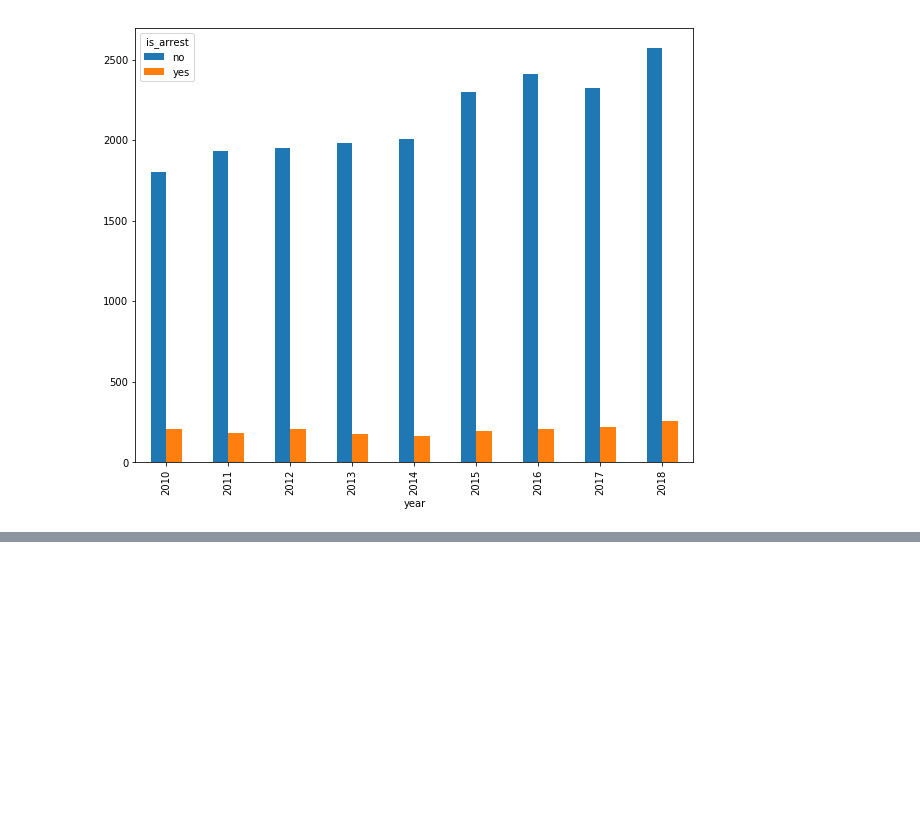
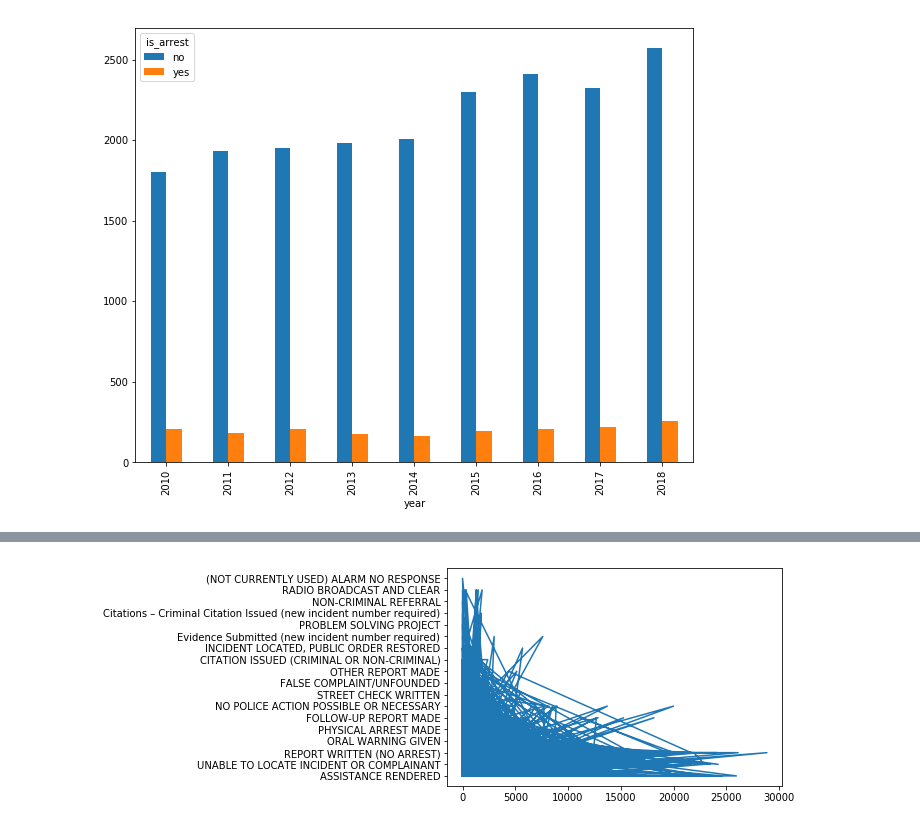
Before and after one commit to teacupwoozy/spd_notebook_archive, a Jupyter notebook: spd_notebook/2010-2018_sexcrimes_violentcrimes_percentages.ipynb, the cells around one changed output, grey strips where cells are left out. Cells and saved outputs as stored; diff of their text form; code cells hidden in the pictures; blank space fills up the shorter version.

Commit message:
Add df for i/p lewd calls, w bad arr date removed

```diff
--- a/spd_notebook/2010-2018_sexcrimes_violentcrimes_percentages.ipynb
+++ b/spd_notebook/2010-2018_sexcrimes_violentcrimes_percentages.ipynb
@@ -441,0 +462,13 @@ data.groupby('is_arrest').year.value_counts().unstack(0).plot.bar(stacked=False,
+# %%
+# Remove rows with bad arrived_time
+
+
+#data = data[data.event_clearing != 'RESPONDING UNIT(S) CANCELLED BY RADIO']
+#value_to_check = pd.Timestamp('1900-01-01 00:00:00')
+ #       (df['date'] < '2013-02-01')
+    # df[datetime(2014, 5, 3):]
+#lewd_calls_ip = data[data['arrived_time' != '1900']]
+#mask = (data['arrived_time'] > '1900-1-1')
+
+lewd_calls_ip = data[data.arrived_time > '1900-1-1']
+lewd_calls_ip.head()
@@ -441,0 +483,6 @@ data.groupby('is_arrest').year.value_counts().unstack(0).plot.bar(stacked=False,
+# %%
+# Create df for all in progress lewd calls
+lewd_calls_ip = lewd_calls_ip[lewd_calls_ip.final_call_type.str.contains("LEWD")]
+lewd_calls_ip = lewd_calls_ip[lewd_calls_ip.priority <= 3]
+
+lewd_calls_ip.time_delta
@@ -441,0 +507,8 @@ data.groupby('is_arrest').year.value_counts().unstack(0).plot.bar(stacked=False,
+# %%
+x = lewd_calls_ip.time_delta
+y = lewd_calls_ip.event_clearing
+
+plt.plot(x, y)
+plt.show();
+# %% [output]
+[figure, added]
```
Also changed, not shown: parts of 10 cells of this notebook.
